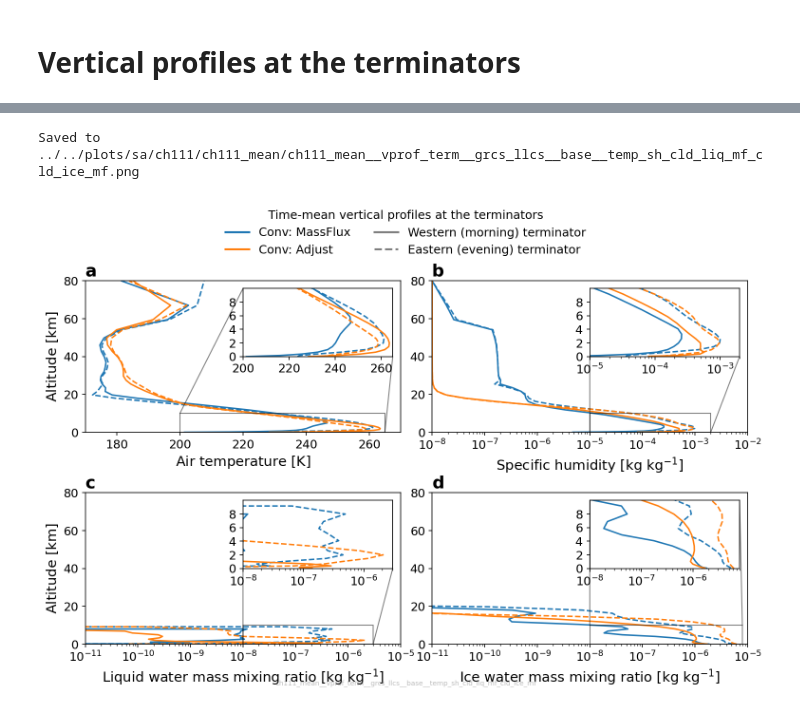
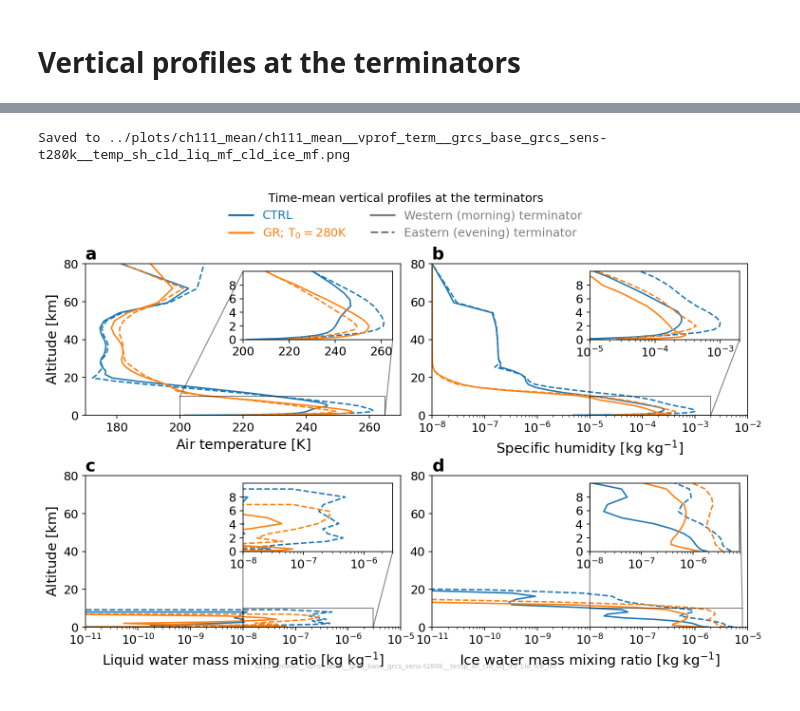
Before and after one commit to dennissergeev/t1e_bistability_code, a Jupyter notebook: code/Vertical-Profiles-Terminators.ipynb, the cells around one changed output, grey strips where cells are left out. Drawn from its saved outputs; the diff is of its cells as text; code cells hidden in the pictures.

```diff
--- a/code/Vertical-Profiles-Terminators.ipynb
+++ b/code/Vertical-Profiles-Terminators.ipynb
@@ -87,8 +47,8 @@ TERMINATORS = {
 }
 # %%
 img_prefix = f"{GLM_SUITE_ID}_mean"
-time_prof = "mean_days6000_9950"
-plotdir = mypaths.plotdir / "sa" / GLM_SUITE_ID / img_prefix
+# time_prof = "mean_days6000_9950"
+plotdir = mypaths.plotdir / img_prefix
 # %%
 # Load processed data
 runs = {}
@@ -98,9 +58,15 @@ for suite_label, suite_prop in tqdm(SUITE_LABELS.items()):
     const = init_const(planet, directory=mypaths.constdir)
     procdir = mypaths.sadir / top_label
     for opt_label in tqdm(OPT_LABELS.keys(), leave=False):
-        if opt_label != "base":
+        sim_label = f"{suite_label}_{opt_label}"
+        if sim_label not in SIM_LABELS.keys():
             continue
-        sim_label = f"{suite_label}_{opt_label}"
+        if opt_label == "base":
+            time_prof = "mean_days6000_9950"
+        elif sim_label == "grcs_sens-noradcld":
+            time_prof = "mean_days2000_2200"
+        else:
+            time_prof = "mean_days2000_2950"
         cl = load_data(
             files=procdir / f"{top_label}_{opt_label}_{time_prof}.nc",
         )
@@ -192,10 +156,11 @@ kw_ax_set = dict(
     ylabel="Altitude [$km$]",
     ylim=[0, 80],
 )
-kw_axins_set = dict(yscale="linear", ylim=[0, 10], yticks=np.arange(0, 10, 2, dtype=int))
+kw_axins_set = dict(
+    yscale="linear", ylim=[0, 10], yticks=np.arange(0, 10, 2, dtype=int)
+)
 # %%
-opt_label = "base"
-imgname = f"{img_prefix}__vprof_term__{'_'.join(SUITE_LABELS.keys())}__{opt_label}__{'_'.join(Z_VRBL_PLOT.keys())}"
+imgname = f"{img_prefix}__vprof_term__{'_'.join(SIM_LABELS.keys())}__{'_'.join(Z_VRBL_PLOT.keys())}"
 kw_plt_common = {}  # marker=".", ms=3,
 
 fig = plt.figure()
@@ -217,14 +182,15 @@ for (vrbl_key, vrbl_dict) in Z_VRBL_PLOT.items():
         ax.set(ylabel="")
     axins = ax.inset_axes(vrbl_dict["inset_bounds"])
     axins.set(
-        xscale=vrbl_dict.get("xscale", "linear"), xlim=vrbl_dict.get("inset_xlim"), **kw_axins_set
+        xscale=vrbl_dict.get("xscale", "linear"),
+        xlim=vrbl_dict.get("inset_xlim"),
+        **kw_axins_set,
     )
     ax.indicate_inset_zoom(axins, edgecolor="black")
     if np.sign(vrbl_dict["xlim"][0]) != np.sign(vrbl_dict["xlim"][1]):
         ax.axvline(**KW_ZERO_LINE)
         axins.axvline(**KW_ZERO_LINE)
-    for (suite_label, suite_prop) in SUITE_LABELS.items():
-        sim_label = f"{suite_label}_{opt_label}"
+    for (sim_label, sim_prop) in SIM_LABELS.items():
         for term_key, term_dict in TERMINATORS.items():
             cube = RESULTS[sim_label][vrbl_key][term_key]
             y = cube.coord(um.z).points * 1e-3
@@ -238,37 +204,37 @@ for (vrbl_key, vrbl_dict) in Z_VRBL_PLOT.items():
                 cube.data,
                 y,
                 **kw_plt_common,
-                **suite_prop["kw_plt"],
+                **sim_prop["kw_plt"],
                 **term_dict["kw_plt"],
             )
             axins.plot(
                 cube.data,
                 y,
                 **kw_plt_common,
-                **suite_prop["kw_plt"],
+                **sim_prop["kw_plt"],
                 **term_dict["kw_plt"],
             )
 
 add_custom_legend(
     fig,
     {
         **{
             v["title"]: {"linestyle": "-", "linewidth": 2, **v["kw_plt"]}
-            for v in SUITE_LABELS.values()
+            for v in SIM_LABELS.values()
         },
         **{
             v["title"]: {"color": "tab:grey", "linewidth": 2, **v["kw_plt"]}
             for v in TERMINATORS.values()
         },
     },
     loc="upper center",
     frameon=False,
     ncol=2,
     fontsize="medium",
     title="Time-mean vertical profiles at the terminators",
     bbox_to_anchor=(0.5, 1.05),
 )
 figsave(fig, plotdir / imgname)
 # %% [output]
-Saved to ../../plots/sa/ch111/ch111_mean/ch111_mean__vprof_term__grcs_llcs__base__temp_sh_cld_liq_mf_cld_ice_mf.png
+Saved to ../plots/ch111_mean/ch111_mean__vprof_term__grcs_base_grcs_sens-t280k__temp_sh_cld_liq_mf_cld_ice_mf.png
-[figure, old version]
+[figure, new version]
```
Also changed, not shown: parts of 8 cells of this notebook.
